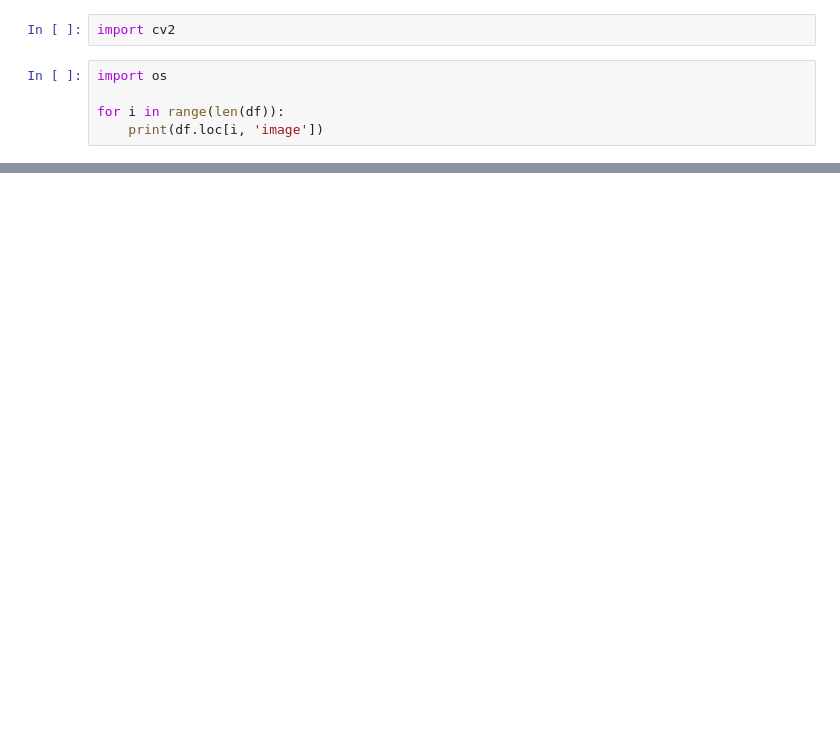
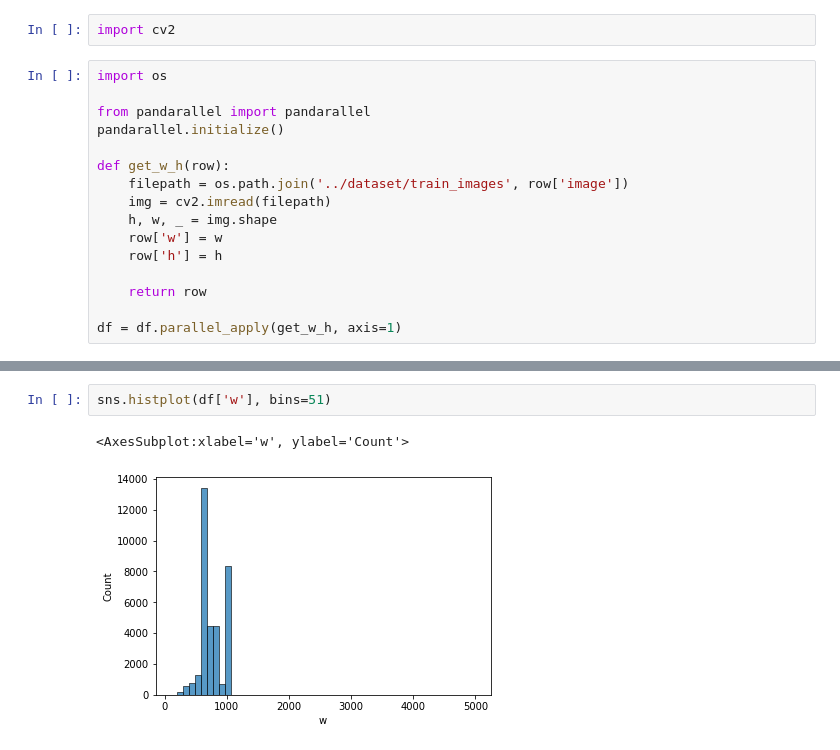
Before and after one commit to kseniaryabinova/shopee_competition, a Jupyter notebook: jupyter_notebooks/image eda.ipynb, the cells around one changed output, grey strips where cells are left out. Drawn from its saved outputs; the diff is of its cells as text; blank space fills up the shorter version.

```diff
--- a/jupyter_notebooks/image eda.ipynb
+++ b/jupyter_notebooks/image eda.ipynb
@@ -31,6 +28,17 @@ import cv2
 # %%
 import os
 
-for i in range(len(df)):
-    print(df.loc[i, 'image'])
+from pandarallel import pandarallel
+pandarallel.initialize()
+
+def get_w_h(row):
+    filepath = os.path.join('../dataset/train_images', row['image'])
+    img = cv2.imread(filepath)
+    h, w, _ = img.shape
+    row['w'] = w
+    row['h'] = h
+
+    return row
+
+df = df.parallel_apply(get_w_h, axis=1)
 # %% [output]
@@ -37,0 +89,5 @@ for i in range(len(df)):
+# %%
+sns.histplot(df['w'], bins=51)
+# %% [output]
+<AxesSubplot:xlabel='w', ylabel='Count'>
+[figure, added]
```
Also changed, not shown: parts of 14 cells of this notebook.
